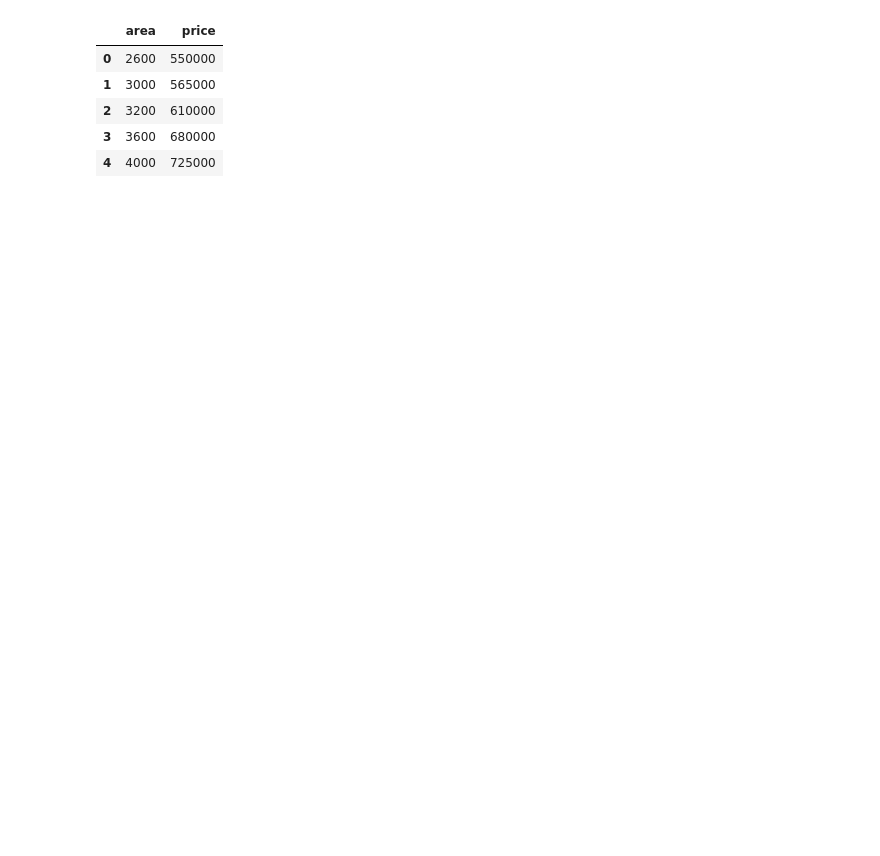
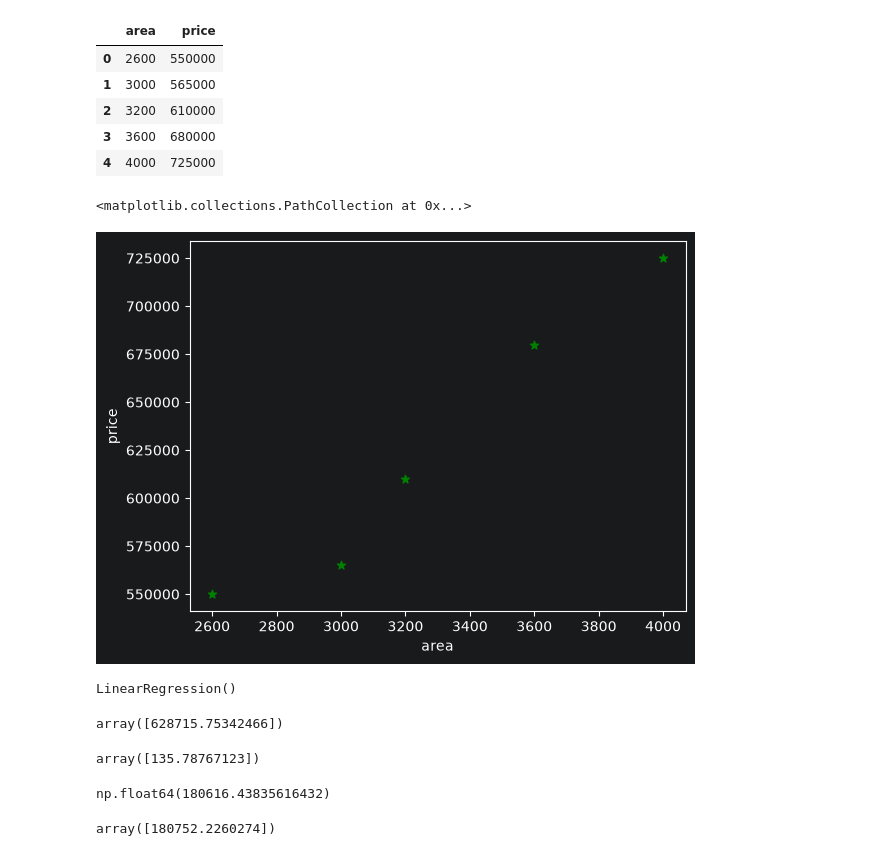
Before and after one commit to asilbek2706/AIML, a Jupyter notebook: homePrices.ipynb, the cells around one changed output. Drawn from its saved outputs; the diff is of its cells as text; code cells hidden in the pictures; blank space fills up the shorter version.

Commit message:
LinearRegression explanation

```diff
--- a/homePrices.ipynb
+++ b/homePrices.ipynb
@@ -13,3 +13,33 @@ df
 | 2 | 3200 | 610000 |
 | 3 | 3600 | 680000 |
 | 4 | 4000 | 725000 |
+# %%
+%matplotlib inline
+plt.xlabel('area')
+plt.ylabel('price')
+plt.scatter(df.area,df.price, color='green',marker='*')
+# %% [output]
+<matplotlib.collections.PathCollection at 0x...>
+[figure, added]
+# %%
+reg = linear_model.LinearRegression()
+reg.fit(df[['area']],df.price)
+# %% [output]
+LinearRegression()
+# %%
+reg.predict([[3300]])
+# %% [output]
+array([628715.75342466])
+# %%
+reg.coef_
+# %% [output]
+array([135.78767123])
+# %%
+reg.intercept_
+# %% [output]
+np.float64(180616.43835616432)
+# %%
+y = reg.coef_ + reg.intercept_
+y
+# %% [output]
+array([180752.2260274])
```
